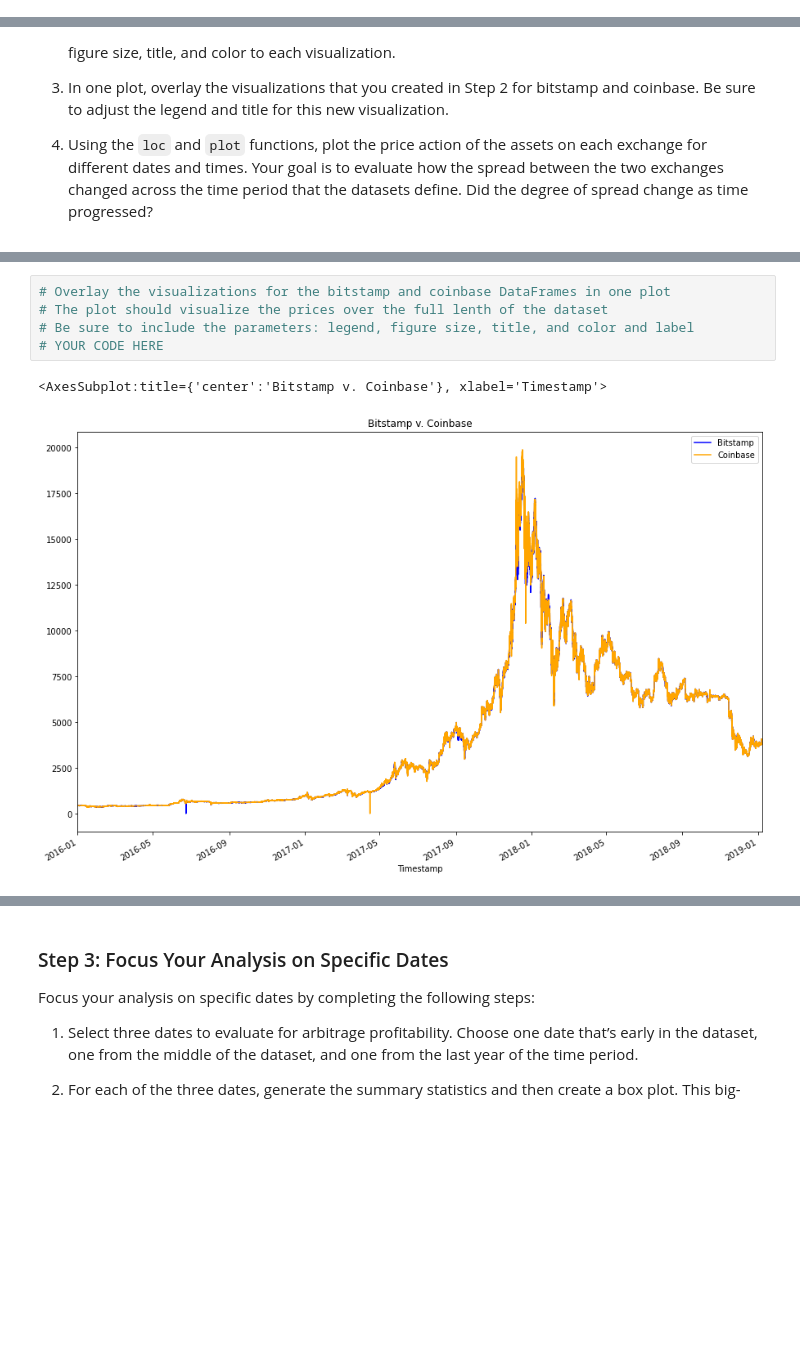
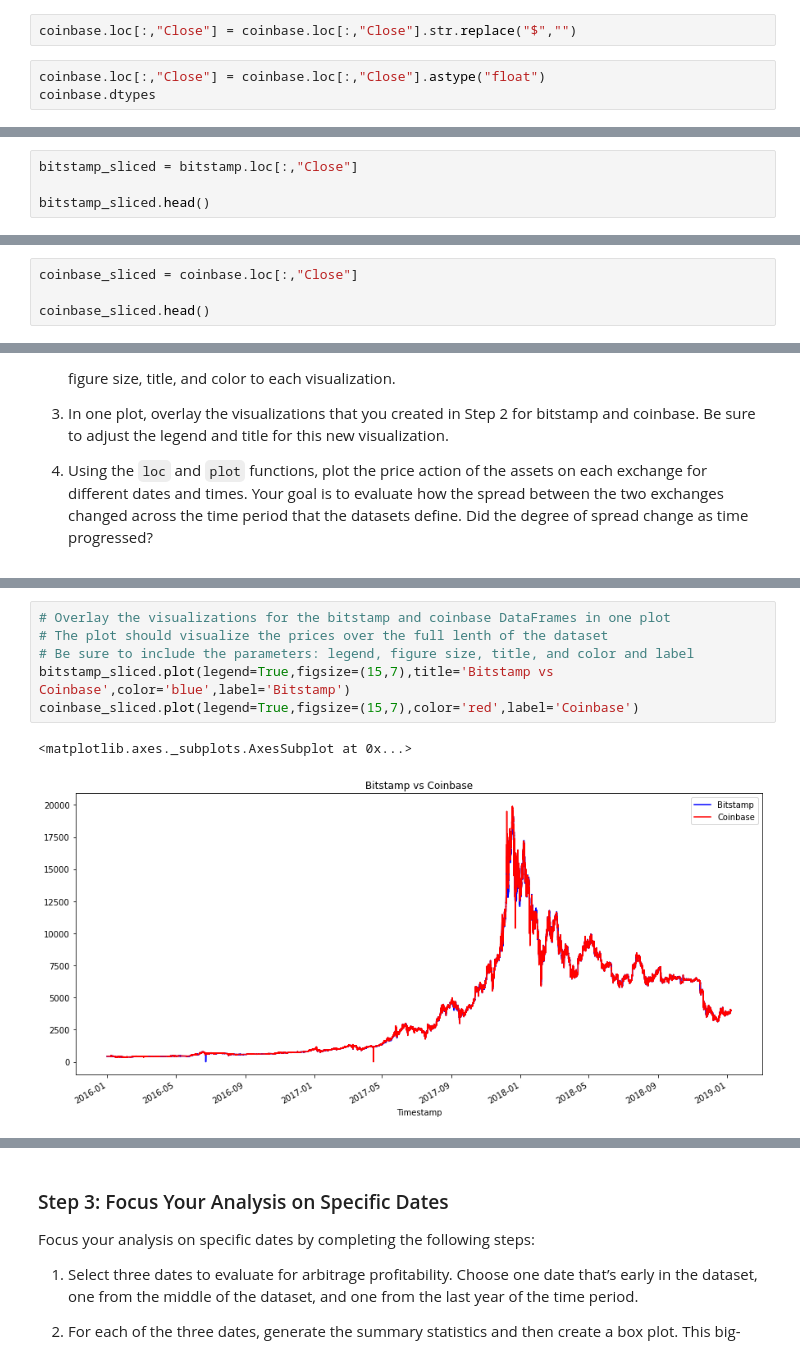
Before and after one commit to billysco/crypto_arbitrage, a Jupyter notebook: crypto_arbitrage.ipynb, the cells around one changed output, grey strips where cells are left out. Saved outputs shown, nothing was run; the diff lists cells and outputs as text; blank space fills up the shorter version.

```diff
--- a/crypto_arbitrage.ipynb
+++ b/crypto_arbitrage.ipynb
@@ -111,0 +138,5 @@ To prepare and clean your data for analysis, complete the following steps:
+# %%
+coinbase.loc[:,"Close"] = coinbase.loc[:,"Close"].str.replace("$","")
+# %%
+coinbase.loc[:,"Close"] = coinbase.loc[:,"Close"].astype("float")
+coinbase.dtypes
@@ -161,0 +179,4 @@ coinbase_sliced = # YOUR CODE HERE
+# %%
+bitstamp_sliced = bitstamp.loc[:,"Close"]
+
+bitstamp_sliced.head()
@@ -161,0 +191,4 @@ coinbase_sliced = # YOUR CODE HERE
+# %%
+coinbase_sliced = coinbase.loc[:,"Close"]
+
+coinbase_sliced.head()
@@ -214,11 +273,12 @@ Sort through the time series data associated with the bitstamp and coinbase Data
 # %%
 # Overlay the visualizations for the bitstamp and coinbase DataFrames in one plot
 # The plot should visualize the prices over the full lenth of the dataset
 # Be sure to include the parameters: legend, figure size, title, and color and label
-# YOUR CODE HERE
+bitstamp_sliced.plot(legend=True,figsize=(15,7),title='Bitstamp vs Coinbase',color='blue',label='Bitstamp')
+coinbase_sliced.plot(legend=True,figsize=(15,7),color='red',label='Coinbase')
 # %% [output]
-<AxesSubplot:title={'center':'Bitstamp v. Coinbase'}, xlabel='Timestamp'>
+<matplotlib.axes._subplots.AxesSubplot at 0x...>
-[figure, old version]
+[figure, new version]
 # %%
 # Using the loc and plot functions, create an overlay plot that visualizes
 # the price action of both DataFrames for a one month period early in the dataset
```
Also changed, not shown: parts of 56 cells of this notebook.
